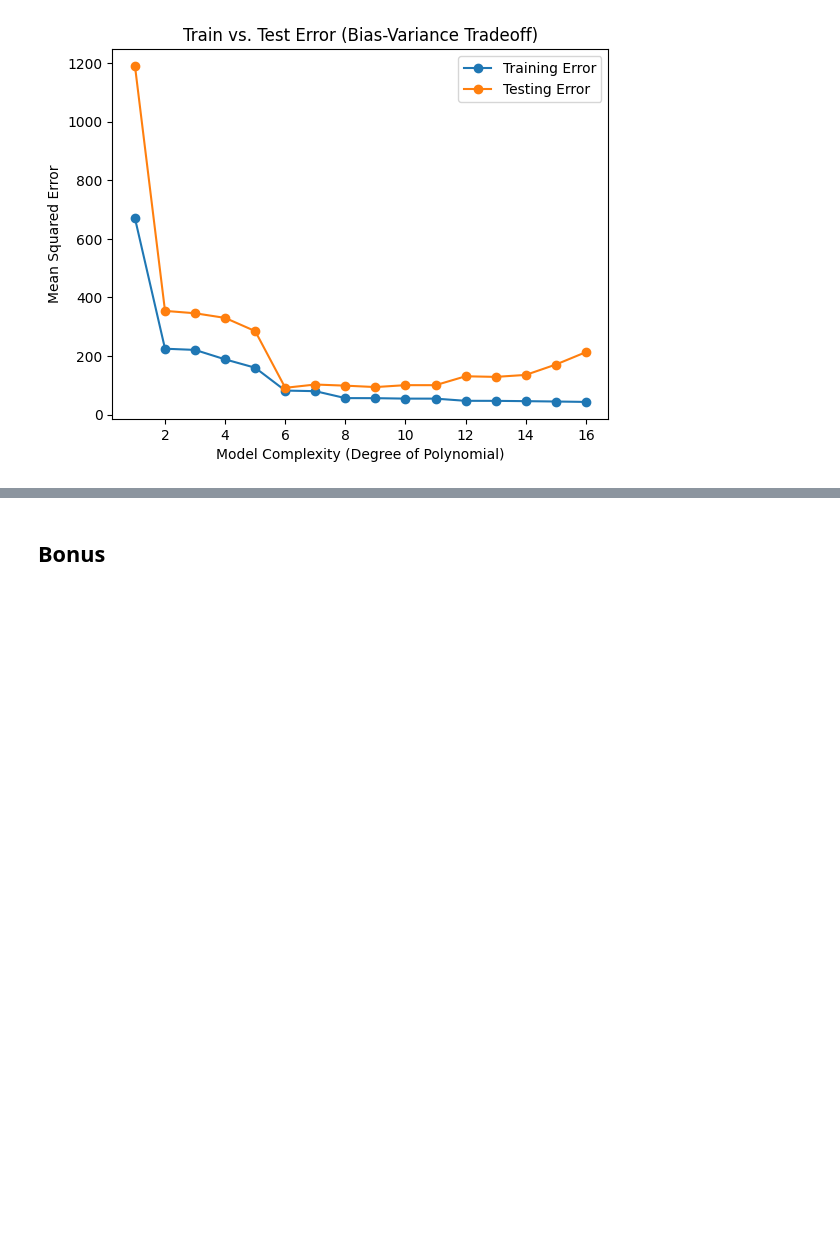
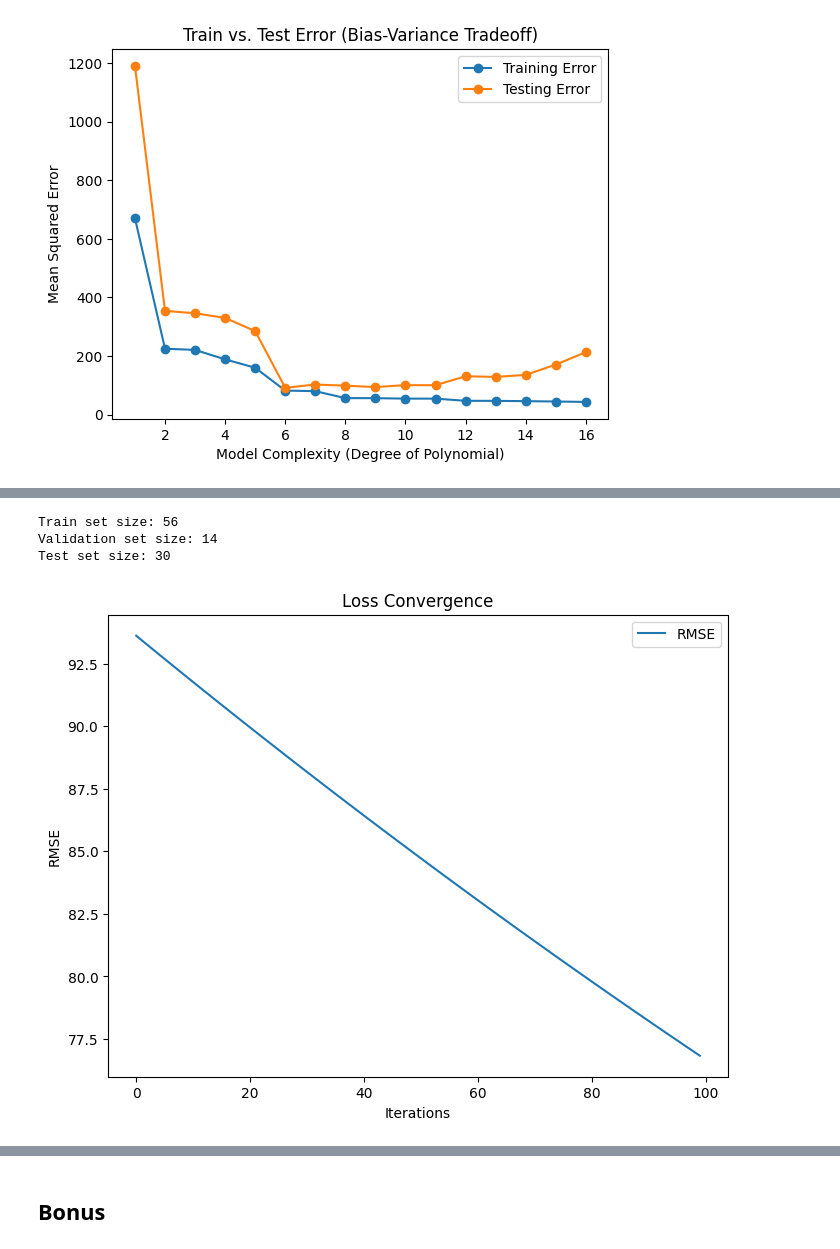
Before and after one commit to Jamoser123/PNR_Advanced_DataScience, a Jupyter notebook: 1_Overview/HandsOn_Introduction.ipynb, the cells around one changed output, grey strips where cells are left out. Cells and saved outputs as stored; diff of their text form; code cells hidden in the pictures; blank space fills up the shorter version.

Commit message:
Added Train-Val-Test split, optimisation and cross validation

```diff
--- a/1_Overview/HandsOn_Introduction.ipynb
+++ b/1_Overview/HandsOn_Introduction.ipynb
@@ -590,0 +734,60 @@ Visualize the optimization process of loss functions using RMSE.
+# %%
+from sklearn.model_selection import train_test_split
+
+# Features and target
+X = data[['Age', 'Therapy_Duration']]
+y = data['Cognitive_Score']
+
+# Train-test split (70-30)
+X_train, X_test, y_train, y_test = train_test_split(X, y, test_size=0.3, random_state=42)
+
+# Further split train into train and validation sets (80-20 of the training data)
+X_train, X_val, y_train, y_val = train_test_split(X_train, y_train, test_size=0.2, random_state=42)
+
+print(f"Train set size: {len(X_train)}")
+print(f"Validation set size: {len(X_val)}")
+print(f"Test set size: {len(X_test)}")
+# %% [output]
+Train set size: 56
+Validation set size: 14
+Test set size: 30
+# %%
+# Normalize features
+X_train_normalized = (X_train - X_train.mean()) / X_train.std()
+
+# Initialize weights and bias
+w1, w2, b = np.random.rand(3)  # Random initialization
+learning_rate = 0.001  # Reduced learning rate
+n_iterations = 100
+rmse_history = []
+
+# Gradient descent optimization
+for i in range(n_iterations):
+    # Predictions
+    y_pred = w1 * X_train_normalized['Age'] + w2 * X_train_normalized['Therapy_Duration'] + b
+
+    # Compute residuals and RMSE
+    residuals = y_pred - y_train
+    rmse = np.sqrt(np.mean(residuals**2))
+    rmse_history.append(rmse)
+
+    # Compute gradients
+    grad_w1 = 2 * np.mean(residuals * X_train_normalized['Age'])
+    grad_w2 = 2 * np.mean(residuals * X_train_normalized['Therapy_Duration'])
+    grad_b = 2 * np.mean(residuals)
+
+    # Update weights and bias
+    w1 -= learning_rate * grad_w1
+    w2 -= learning_rate * grad_w2
+    b -= learning_rate * grad_b
+
+# Plot RMSE over iterations
+plt.figure(figsize=(8, 6))
+plt.plot(range(n_iterations), rmse_history, label='RMSE')
+plt.xlabel('Iterations')
+plt.ylabel('RMSE')
+plt.title('Loss Convergence')
+plt.legend()
+plt.show()
+# %% [output]
+[figure, added]
```
Also changed, not shown: parts of 23 cells of this notebook, 2 other files.
